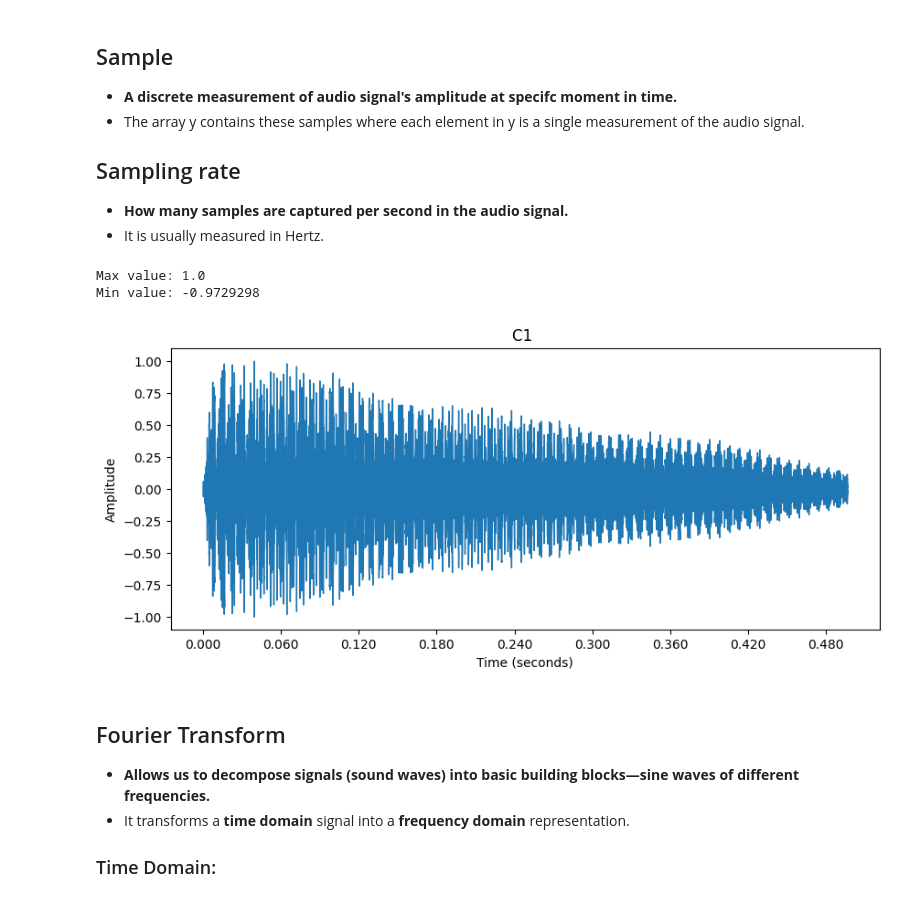
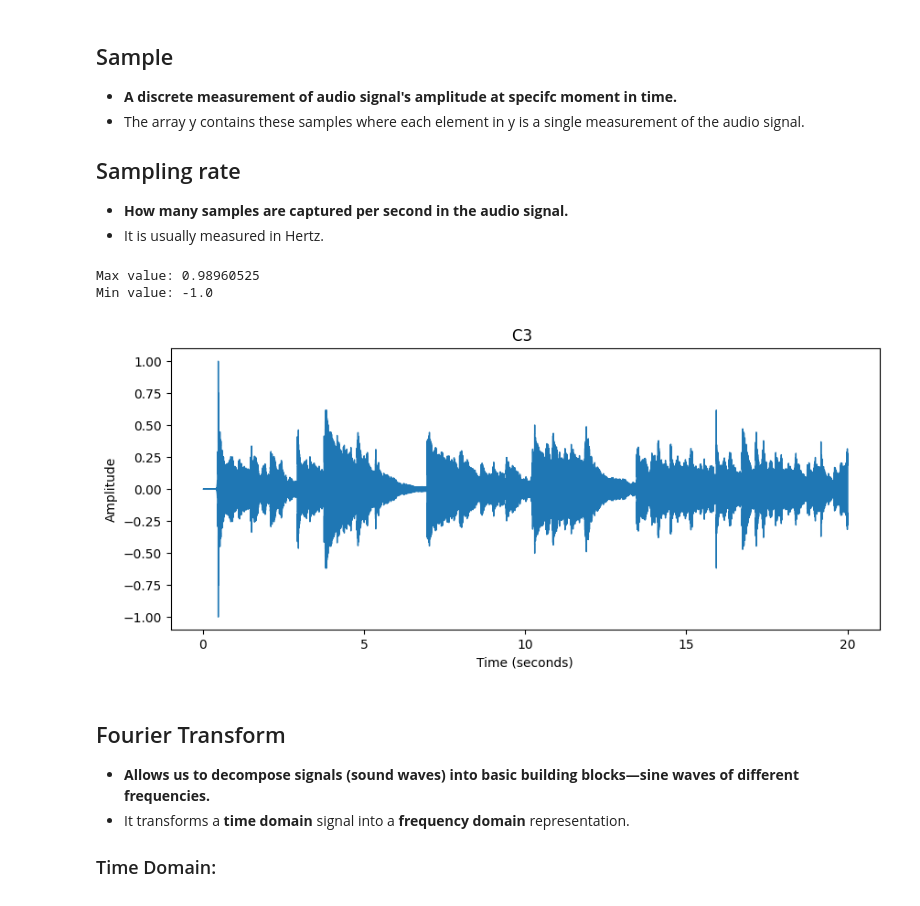
Before and after one commit to Lucas-Dunker/Stem-Separator-AMT, a Jupyter notebook: main.ipynb, the cells around one changed output. Cells and saved outputs as stored; diff of their text form; code cells hidden in the pictures.

```diff
--- a/main.ipynb
+++ b/main.ipynb
@@ -25,19 +25,19 @@ def load_audio(file_path, duration_sec):
 
 file_path_music = r"C:\Users\samar\OneDrive\Documents\CS5100\Project\Sample\Hotel_california.wav" # change this
 file_path_note = r"C:\Users\samar\OneDrive\Documents\CS5100\Project\Sample\c3.wav"
-y, sr = load_audio(file_path_note, duration_sec=20)
+y, sr = load_audio(file_path_music, duration_sec=20)
 # %% [output]
-Max value: 1.0
-Min value: -0.9729298
+Max value: 0.98960525
+Min value: -1.0
 # %%
 plt.figure(figsize=(10, 4))
 librosa.display.waveshow(y, sr=sr)
-plt.title('C1 ')
+plt.title('C3 ')
 plt.xlabel('Time (seconds)')
 plt.ylabel('Amplitude')
 plt.show()
 # %% [output]
-[figure, old version]
+[figure, new version]
 # %% [markdown]
 ## Fourier Transform
 
```
Also changed, not shown: parts of 8 cells of this notebook.
